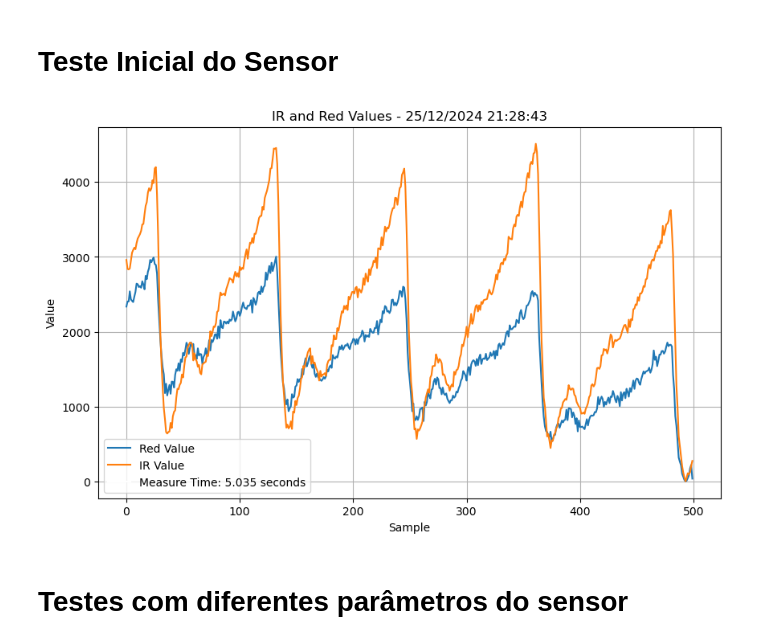
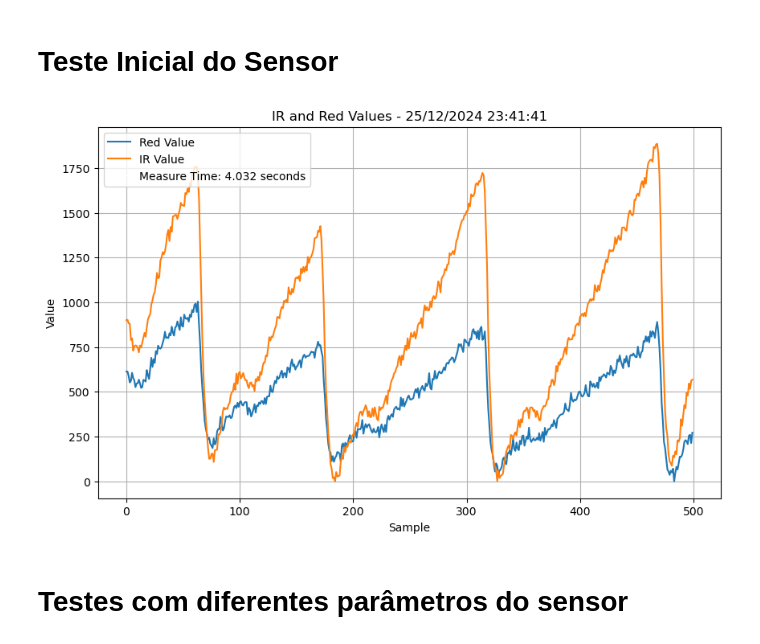
Before and after one commit to wgabrielweber/SmartBP_DataAnalysis, a Jupyter notebook: DataAnalysis_csv.ipynb, the cells around one changed output. Cells and saved outputs as stored; diff of their text form; code cells hidden in the pictures.

```diff
--- a/SensorDataAnalyzer.ipynb
+++ b/DataAnalysis_csv.ipynb
@@ -272,7 +334,7 @@ def plot_preprocessed_file(results):
 # Teste Inicial do Sensor
 # %%
 # Path to the CSV file
-data_file = 'C:/Users/wgabr/TCC/CollectedData/red_ir_comparison.csv'
+data_file = ALL_MEASURES
 
 # Read the data from the CSV file
 with open(data_file, 'r') as file:
@@ -288,34 +350,34 @@ try:
     irMeasure = ast.literal_eval(ir_measure_str)    # Convert the string representation of list to a list
 except ValueError as e:
     print(f"Error parsing line: {last_line}")
     raise e
 
 # Convert timestamp to datetime object (assuming it's in UTC)
 dt = datetime.utcfromtimestamp(int(timestamp))
 
 # Adjust for the time zone by subtracting 3 hours
 dt_adjusted = dt - timedelta(hours=3)
 
 # Format the datetime as day/month/year hour:minute:second
 formatted_datetime = dt_adjusted.strftime("%d/%m/%Y %H:%M:%S")
 
 # Adjust the measure time to seconds
 measureTime = int(measureTime)/1000
 
 # Plotting
 plt.figure(figsize=(10, 6))
 plt.plot(redMeasure, label='Red Value')
 plt.plot(irMeasure, label='IR Value')
 plt.plot([], label=f'Measure Time: {measureTime} seconds', color='white')
 plt.xlabel('Sample')
 plt.ylabel('Value')
 plt.title(f'IR and Red Values - {formatted_datetime}')
 plt.legend()
 plt.grid(True)
 
 plt.show()
 # %% [output]
-[figure, old version]
+[figure, new version]
 # %% [markdown]
 # Testes com diferentes parâmetros do sensor
 # %% [markdown]
```
Also changed, not shown: parts of 12 cells of this notebook, 11 other files.
